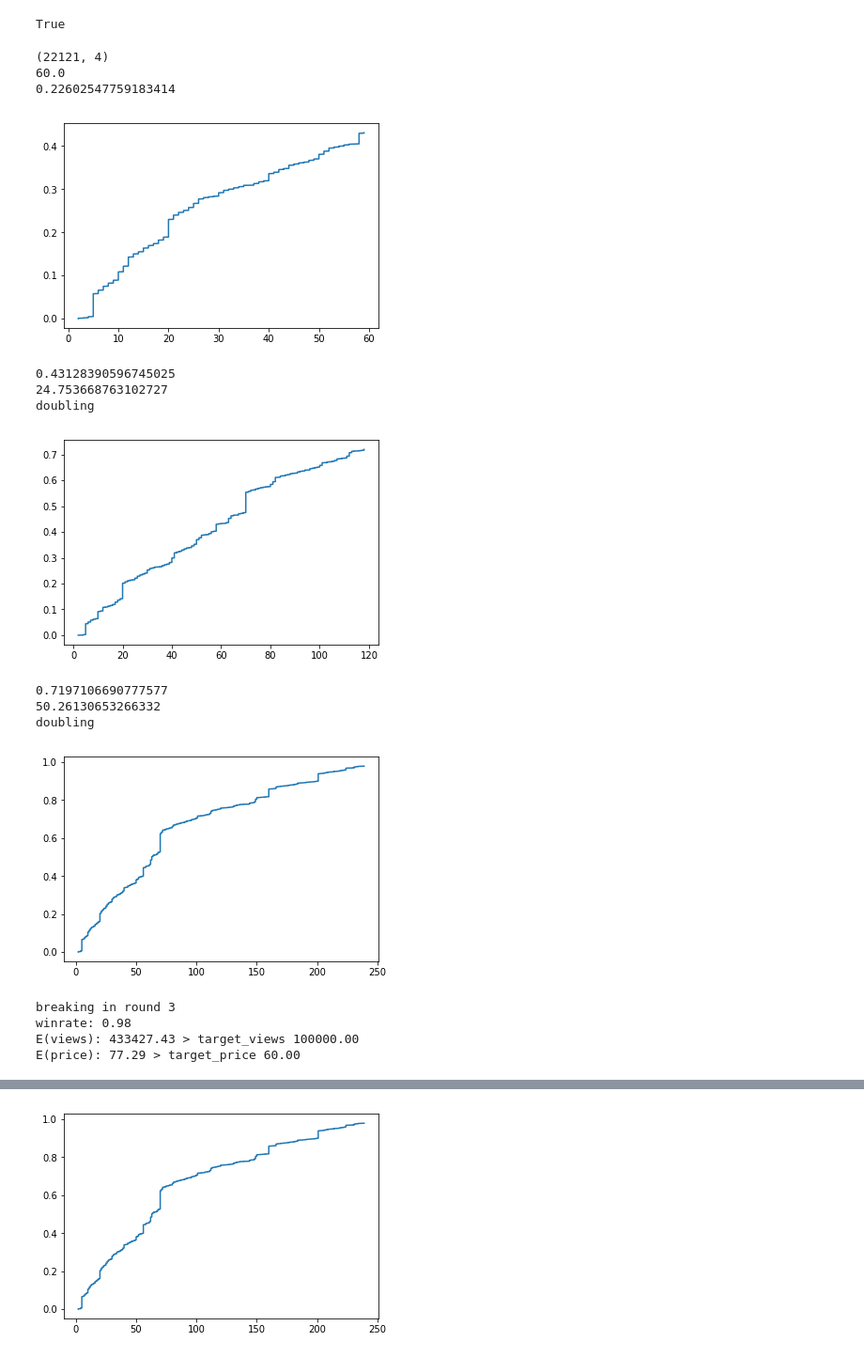
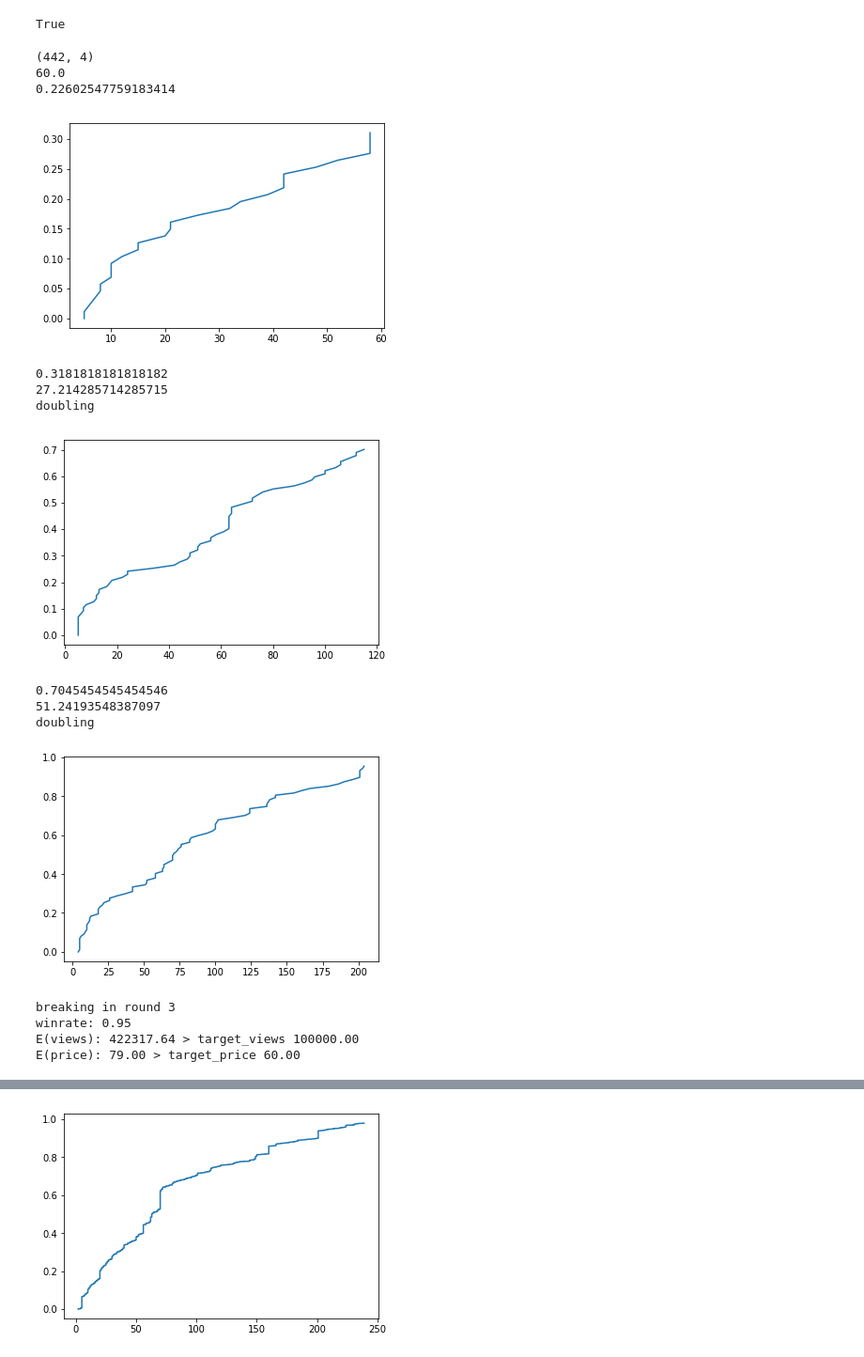
Before and after one commit to kasrad/Quant_Marketing_UvA, a Jupyter notebook: Ass_2/Data Exploration.ipynb, the cells around one changed output, grey strips where cells are left out. Shown: that part at 94% size. Cells and saved outputs as stored; diff of their text form; code cells hidden in the pictures.

```diff
--- a/Ass_2/Data Exploration.ipynb
+++ b/Ass_2/Data Exploration.ipynb
@@ -49,7 +47,7 @@ def split_explore_exploit(bids, share_exploration):
     bids_exploit = bids.iloc[this_many:, :]
     return bids_explore, bids_exploit, N
 
-share_exploration = 0.05
+share_exploration = 0.001
 bids_explore, bids_exploit, N = split_explore_exploit(bids, share_exploration)
 
 G = 1e5
@@ -64,7 +62,7 @@ print(bids_explore.shape)
 print(target_price)
 print(target_winrate)
 # %% [output]
-(22121, 4)
+(442, 4)
 60.0
 0.22602547759183414
 # %%
@@ -141,21 +139,21 @@ def exploit(cdf, target_winrate, target_price, N, G):
 
     return bid_price, b_G, b_B, probability_b_B, idx_bG
 # %%
-abc = explore(bids_explore, target_price, N, rounds=10, plot_win_fct=True)
+abc = explore(bids_explore, target_price, N, rounds=5, plot_win_fct=True)
 # %% [output]
-[figure, old version]
+[figure, new version]
-0.43128390596745025
-24.753668763102727
+0.3181818181818182
+27.214285714285715
 doubling
-[figure, old version]
+[figure, new version]
-0.7197106690777577
-50.26130653266332
+0.7045454545454546
+51.24193548387097
 doubling
-[figure, old version]
+[figure, new version]
 breaking in round 3
-winrate: 0.98
-E(views): 433427.43 > target_views 100000.00
-E(price): 77.29 > target_price 60.00
+winrate: 0.95
+E(views): 422317.64 > target_views 100000.00
+E(price): 79.00 > target_price 60.00
 # %%
 exploit(abc, target_winrate, target_price, N, G)
 # %% [output]
```
Also changed, not shown: parts of 7 cells of this notebook.
